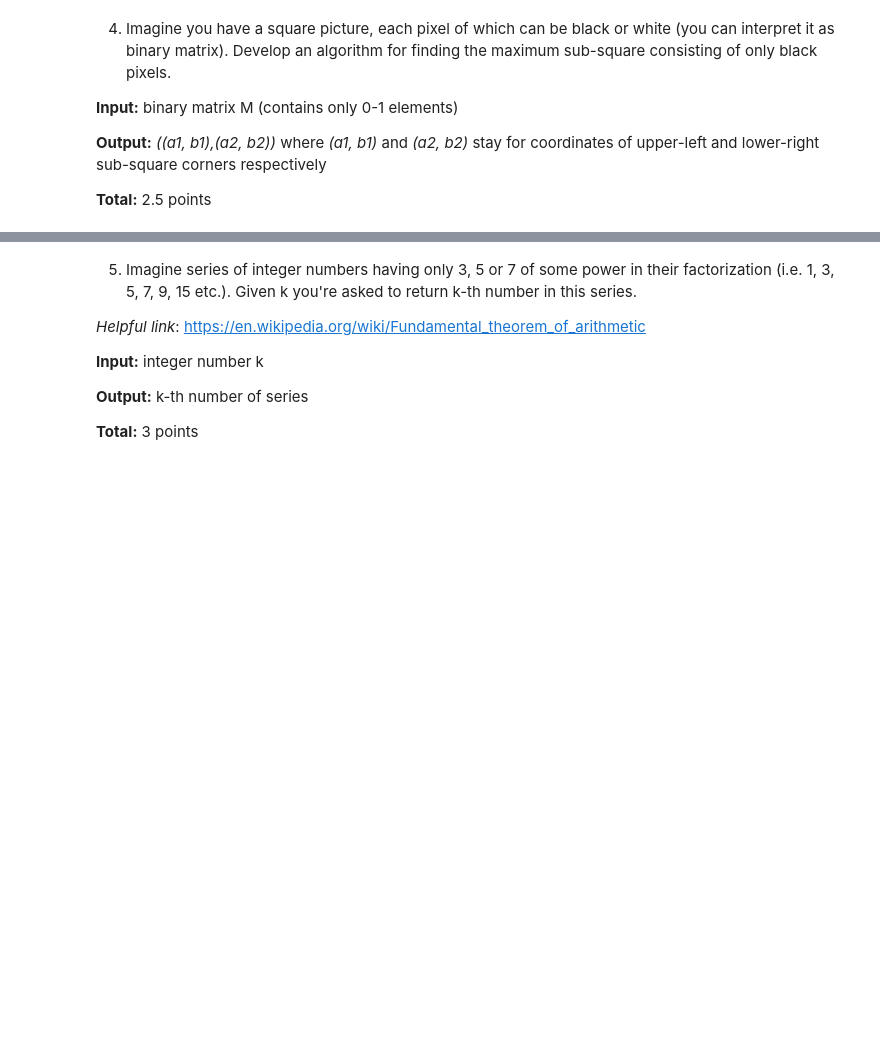
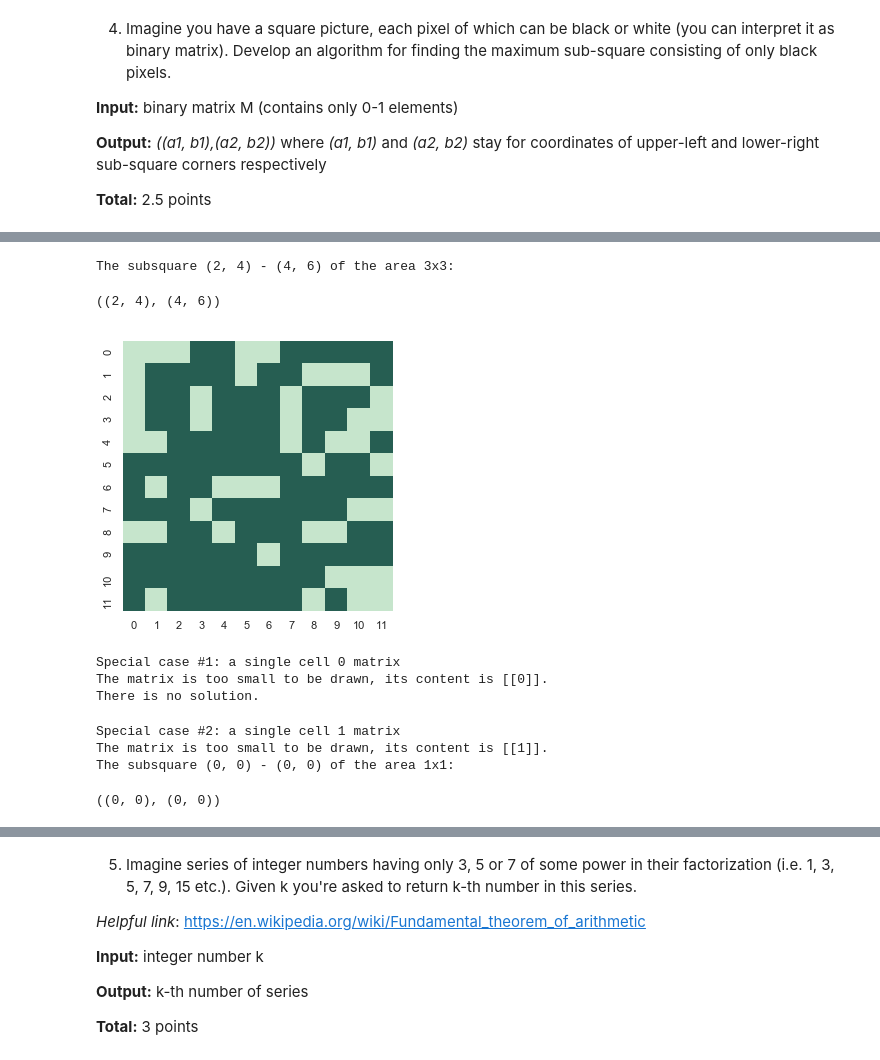
Before and after one commit to ddonetskov/masna, a Jupyter notebook: Statistical Learning Theory/HW SLT.ipynb, the cells around one changed output, grey strips where cells are left out. Drawn from its saved outputs; the diff is of its cells as text; code cells hidden in the pictures; blank space fills up the shorter version.

```diff
--- a/Statistical Learning Theory/HW SLT.ipynb
+++ b/Statistical Learning Theory/HW SLT.ipynb
@@ -147,19 +161,0 @@ P{X <  3} = 0.919759
-# %%
-# let's generate a matrix
-import random
-import numpy as np
-
-i = random.randint(1, 100)
-j = random.randint(1, 100)
-
-M = np.matrix(np.reshape(random.choices(population=range(10), k=i*j), (i, j)))
-
-print('Generated the matrix of the shape %s with %d (%2.2f pct) zero elements' %
-      (M.shape, (M == 0).sum(), 100*(M == 0).sum()/(i*j)))
-
-# go along the smallest dimension
-
-# check if there are any cells left to check for zero
-
-# Memory complexity: ...
-# Runtime complexity: ...
@@ -180,0 +562,30 @@ Generated the matrix of the shape (20, 29) with 49 (8.45 pct) zero elements
+# %%
+# Common case. It can be re-run if required.
+
+S = MySquare(n=12, weights=[1,2])
+# S.desc()
+S.draw()
+S.get_max_subsquare()
+# %% [output]
+The subsquare (2, 4) - (4, 6) of the area 3x3:
+((2, 4), (4, 6))
+[figure, added]
+# %%
+print('Special case #1: a single cell ''0'' matrix')
+S = MySquare(data=[[0]])
+S.draw()
+S.get_max_subsquare()
+# %% [output]
+Special case #1: a single cell 0 matrix
+The matrix is too small to be drawn, its content is [[0]].
+There is no solution.
+# %%
+print('Special case #2: a single cell ''1'' matrix')
+S = MySquare(data=[[1]])
+S.draw()
+S.get_max_subsquare()
+# %% [output]
+Special case #2: a single cell 1 matrix
+The matrix is too small to be drawn, its content is [[1]].
+The subsquare (0, 0) - (0, 0) of the area 1x1:
+((0, 0), (0, 0))
```
Also changed, not shown: parts of 46 cells of this notebook.
